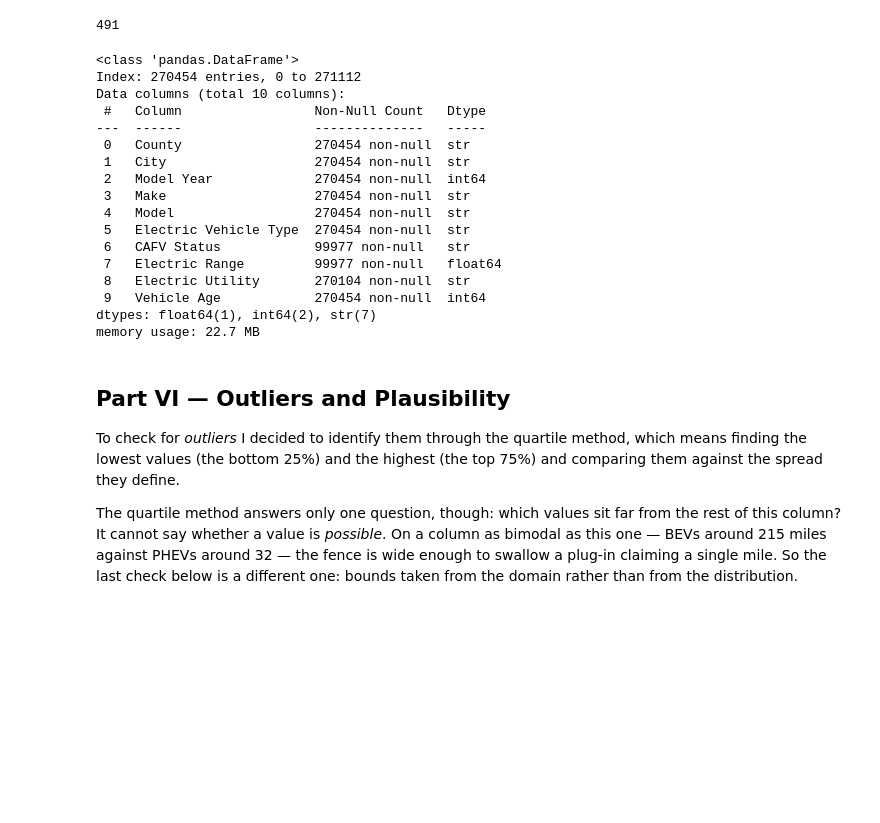
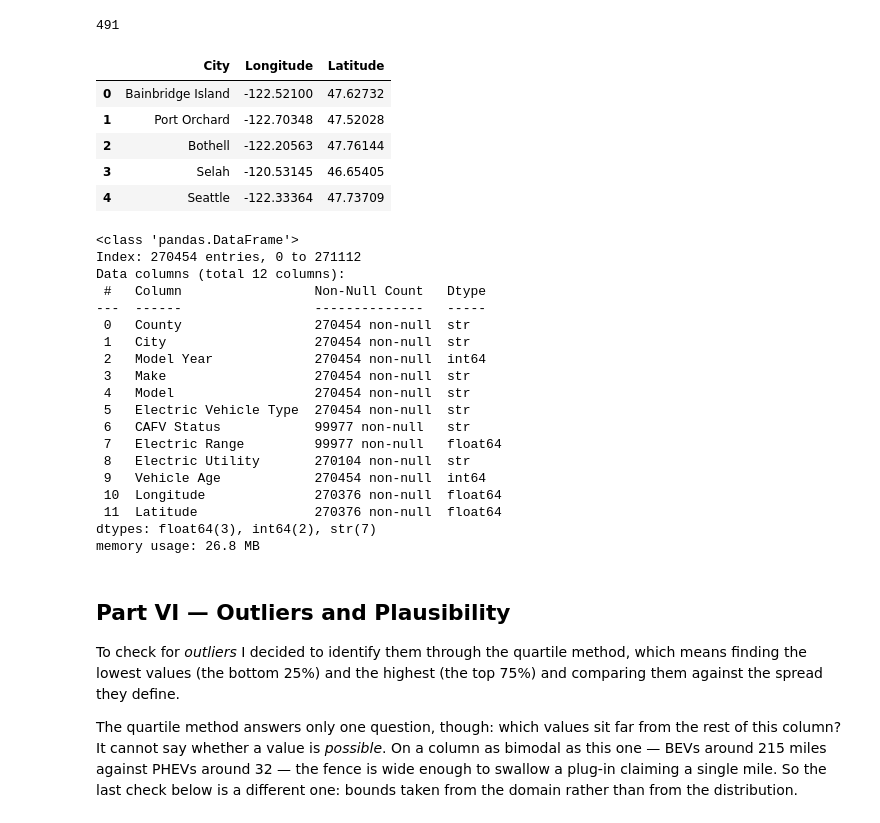
Before and after one commit to ValentimPiazera/EDA-Carros-Eletricos-Washington, a Jupyter notebook: notebooks/I-cleaning.ipynb, the cells around one changed output. Cells and saved outputs as stored; diff of their text form; code cells hidden in the pictures; blank space fills up the shorter version.

```diff
--- a/notebooks/I-cleaning.ipynb
+++ b/notebooks/I-cleaning.ipynb
@@ -346,12 +351,22 @@ df = cleaning.standardise_city(df)
 df["City"].nunique()
 # %% [output]
 491
+# %%
+df = cleaning.parse_vehicle_location(df)
+df[["City", "Longitude", "Latitude"]].head()
+# %% [output]
+|  | City | Longitude | Latitude |
+| 0 | Bainbridge Island | -122.52100 | 47.62732 |
+| 1 | Port Orchard | -122.70348 | 47.52028 |
+| 2 | Bothell | -122.20563 | 47.76144 |
+| 3 | Selah | -120.53145 | 46.65405 |
+| 4 | Seattle | -122.33364 | 47.73709 |
 # %%
 df.info()
 # %% [output]
 <class 'pandas.DataFrame'>
 Index: 270454 entries, 0 to 271112
-Data columns (total 10 columns):
+Data columns (total 12 columns):
  #   Column                 Non-Null Count   Dtype
 ---  ------                 --------------   -----
  0   County                 270454 non-null  str
@@ -364,8 +379,10 @@ Data columns (total 10 columns):
  7   Electric Range         99977 non-null   float64
  8   Electric Utility       270104 non-null  str
  9   Vehicle Age            270454 non-null  int64
-dtypes: float64(1), int64(2), str(7)
-memory usage: 22.7 MB
+ 10  Longitude              270376 non-null  float64
+ 11  Latitude               270376 non-null  float64
+dtypes: float64(3), int64(2), str(7)
+memory usage: 26.8 MB
 # %% [markdown]
 ## Part VI — Outliers and Plausibility
 
```
Also changed, not shown: parts of 11 cells of this notebook, 3 other files.
